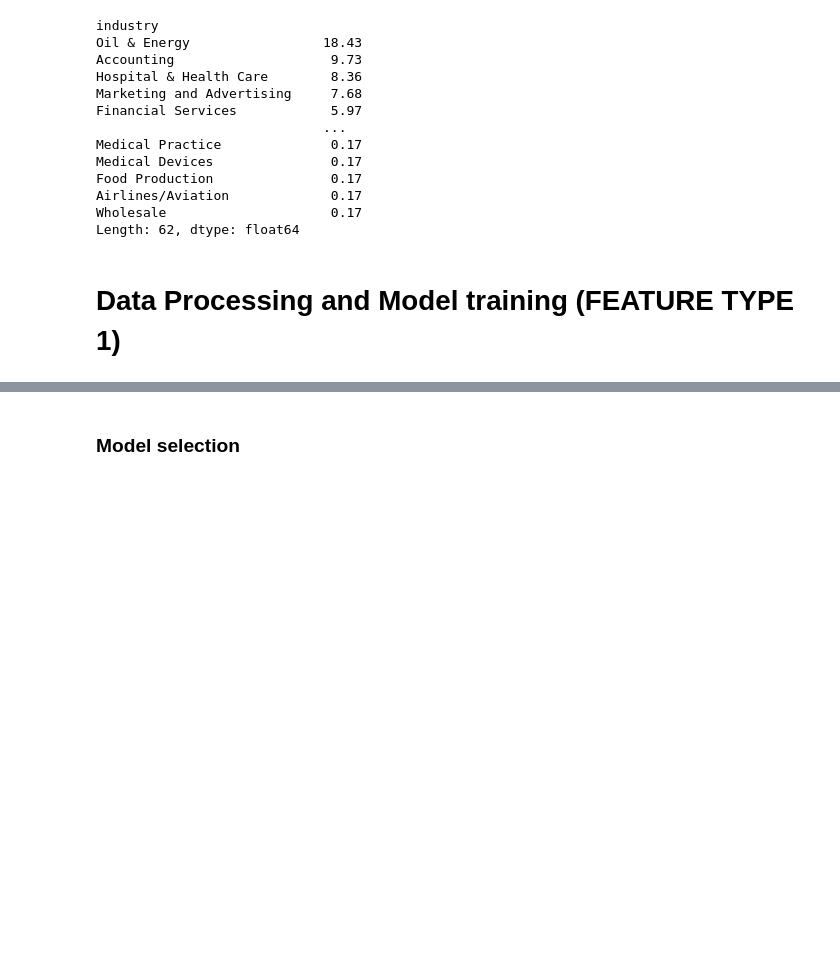
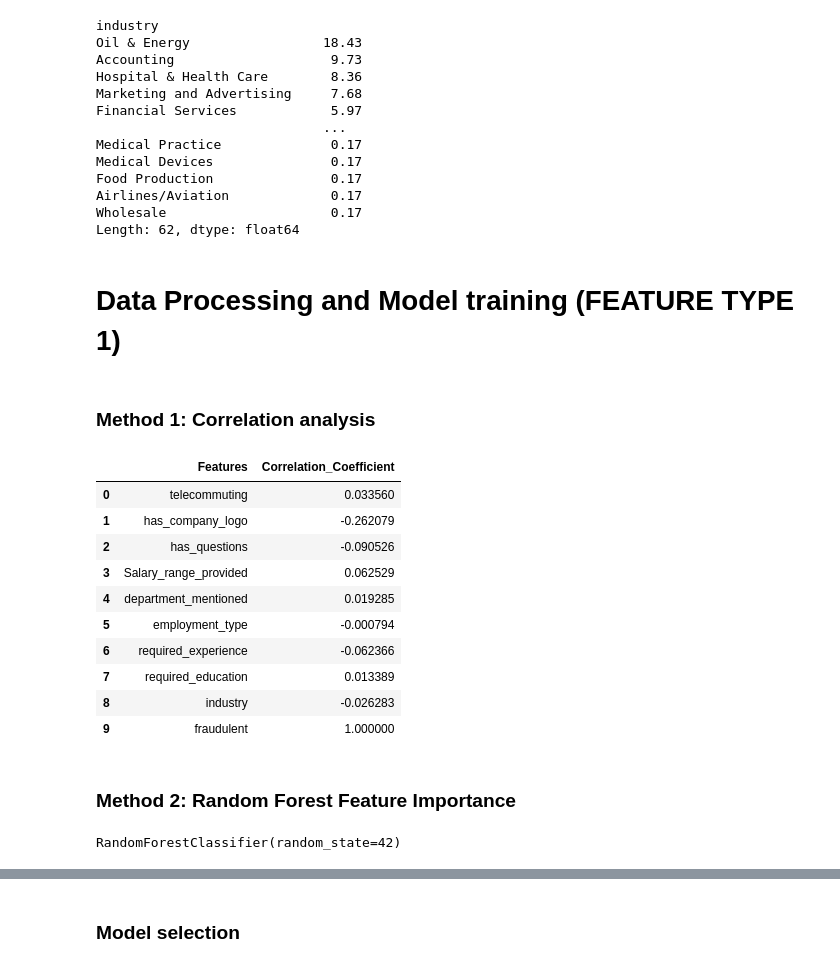
Before and after one commit to yuvraaj2002/AI_Projects, a Jupyter notebook: AI_Tutor/Notebook/Fake_Job_Posting.ipynb, the cells around one changed output, grey strips where cells are left out. Drawn from its saved outputs; the diff is of its cells as text; code cells hidden in the pictures; blank space fills up the shorter version.

```diff
--- a/AI_Tutor/Notebook/Fake_Job_Posting.ipynb
+++ b/AI_Tutor/Notebook/Fake_Job_Posting.ipynb
@@ -368,3 +368,29 @@ y = df1['fraudulent']
 X_train,X_test,y_train,y_test = train_test_split(X,y,train_size= 0.8)
 # %%
 X_train_temp = Processing_pipeline.fit_transform(X_train)
+# %% [markdown]
+### Method 1: Correlation analysis
+# %%
+Temp_df = pd.concat([X_train,y_train],axis=1)
+# %%
+Corr_df = Temp_df.corr()['fraudulent'].to_frame().reset_index().rename(columns={'index':'Features','fraudulent':'Correlation_Coefficient'})
+Corr_df
+# %% [output]
+|  | Features | Correlation_Coefficient |
+| 0 | telecommuting | 0.033560 |
+| 1 | has_company_logo | -0.262079 |
+| 2 | has_questions | -0.090526 |
+| 3 | Salary_range_provided | 0.062529 |
+| 4 | department_mentioned | 0.019285 |
+| 5 | employment_type | -0.000794 |
+| 6 | required_experience | -0.062366 |
+| 7 | required_education | 0.013389 |
+| 8 | industry | -0.026283 |
+| 9 | fraudulent | 1.000000 |
+# %% [markdown]
+### Method 2: Random Forest Feature Importance
+# %%
+Rf_Model = RandomForestClassifier(n_estimators=100, random_state=42)
+Rf_Model.fit(X_train, y_train)
+# %% [output]
+RandomForestClassifier(random_state=42)
```
Also changed, not shown: parts of 14 cells of this notebook.
